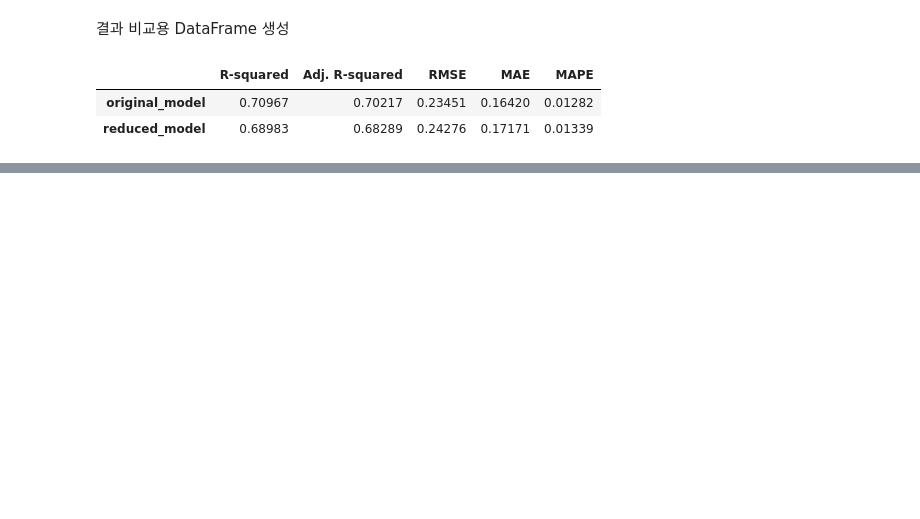
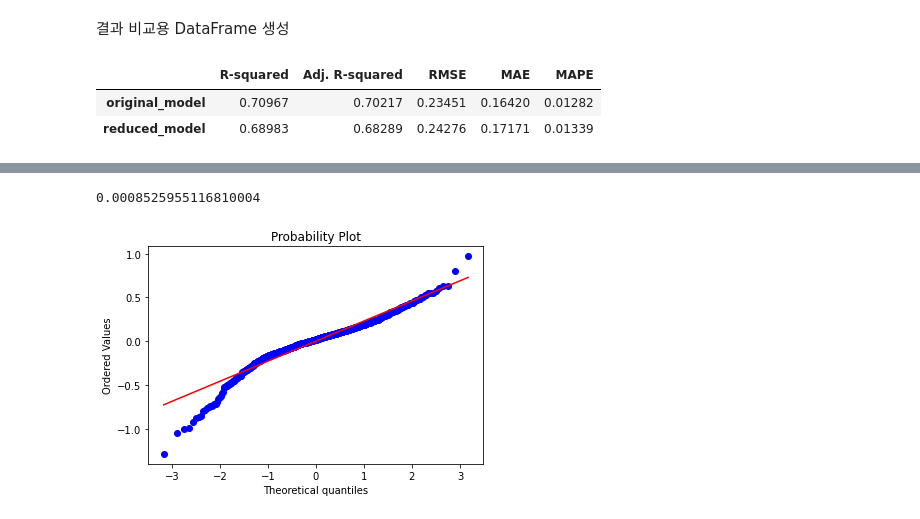
Before and after one commit to umkiyoung/MultivariateAnalysis, a Jupyter notebook: Assignments/Assignment_1/MLR.ipynb, the cells around one changed output, grey strips where cells are left out. Saved outputs shown, nothing was run; the diff lists cells and outputs as text; code cells hidden in the pictures; blank space fills up the shorter version.

```diff
--- a/Assignments/Assignment_1/MLR.ipynb
+++ b/Assignments/Assignment_1/MLR.ipynb
@@ -1062,0 +1141,5 @@ pd.DataFrame({'original_model':original, 'reduced_model':reduced}, index = ['R-s
+# %%
+qqplot(resid_3)
+# %% [output]
+0.0008525955116810004
+[figure, added]
```
Also changed, not shown: parts of 14 cells of this notebook.
